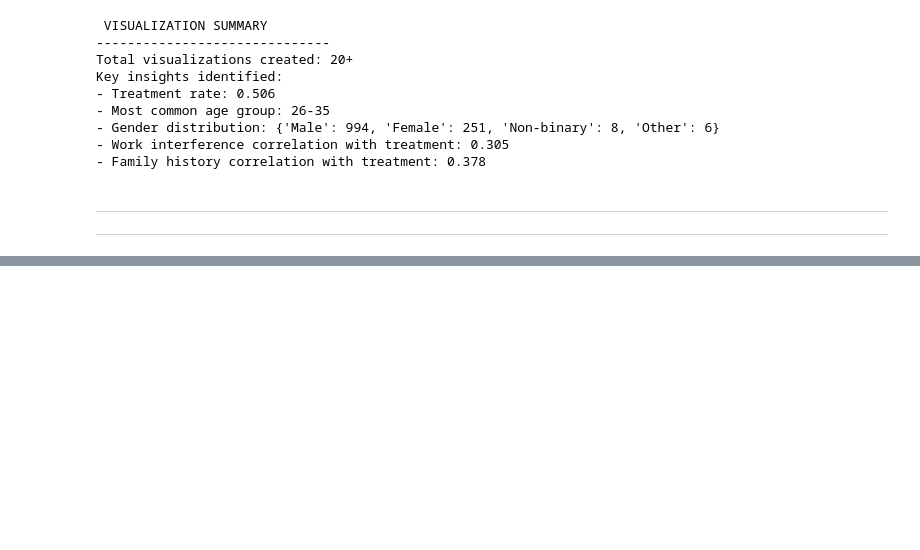
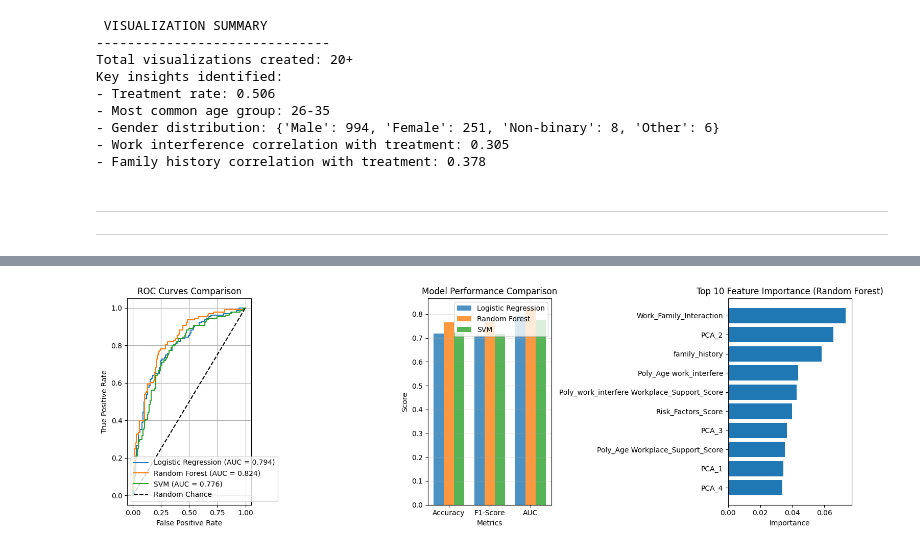
Before and after one commit to Aishaamalik/Mental-Health-Economic-Indicators-Project-, a Jupyter notebook: PROJECT_6.ipynb, the cells around one changed output, grey strips where cells are left out. Cells and saved outputs as stored; diff of their text form; code cells hidden in the pictures; blank space fills up the shorter version.

```diff
--- a/PROJECT_6.ipynb
+++ b/PROJECT_6.ipynb
@@ -1734,0 +2091,12 @@ Key insights identified:
+# %%
+df_features.to_csv('survey_features_all.csv', index=False)
+X_final.to_csv('survey_features_selected.csv', index=False)
+
+with open('selected_features.txt', 'w') as f:
+    for feature in final_features:
+        f.write(f"{feature}\n")
+
+print("Saved files:")
+print("- survey_features_all.csv (all engineered features)")
+print("- survey_features_selected.csv (selected features)")
+print("- selected_features.txt (feature names)")
@@ -1734,0 +2460,70 @@ Key insights identified:
+# %%
+print("\n6. CREATING VISUALIZATIONS")
+print("-" * 40)
+
+plt.figure(figsize=(15, 5))
+
+plt.subplot(1, 3, 1)
+fpr_lr, tpr_lr, _ = roc_curve(y_test, lr_test_proba)
+fpr_rf, tpr_rf, _ = roc_curve(y_test, rf_test_proba)
+fpr_svm, tpr_svm, _ = roc_curve(y_test, svm_test_proba)
+
+plt.plot(fpr_lr, tpr_lr, label=f'Logistic Regression (AUC = {lr_test_auc:.3f})')
+plt.plot(fpr_rf, tpr_rf, label=f'Random Forest (AUC = {rf_test_auc:.3f})')
+plt.plot(fpr_svm, tpr_svm, label=f'SVM (AUC = {svm_test_auc:.3f})')
+plt.plot([0, 1], [0, 1], 'k--', label='Random Chance')
+plt.xlabel('False Positive Rate')
+plt.ylabel('True Positive Rate')
+plt.title('ROC Curves Comparison')
+plt.legend()
+plt.grid(True)
+
+plt.subplot(1, 3, 2)
+metrics = ['Accuracy', 'F1-Score', 'AUC']
+lr_scores = [lr_test_accuracy, lr_test_f1, lr_test_auc]
+rf_scores = [rf_test_accuracy, rf_test_f1, rf_test_auc]
+svm_scores = [svm_test_accuracy, svm_test_f1, svm_test_auc]
+
+x = np.arange(len(metrics))
+width = 0.25
+
+plt.bar(x - width, lr_scores, width, label='Logistic Regression', alpha=0.8)
+plt.bar(x, rf_scores, width, label='Random Forest', alpha=0.8)
+plt.bar(x + width, svm_scores, width, label='SVM', alpha=0.8)
+
+plt.xlabel('Metrics')
+plt.ylabel('Score')
+plt.title('Model Performance Comparison')
+plt.xticks(x, metrics)
+plt.legend()
+plt.grid(True, alpha=0.3)
+
+plt.subplot(1, 3, 3)
+top_features = feature_importance.head(10)
+plt.barh(range(len(top_features)), top_features['Importance'])
+plt.yticks(range(len(top_features)), top_features['Feature'])
+plt.xlabel('Importance')
+plt.title('Top 10 Feature Importance (Random Forest)')
+plt.gca().invert_yaxis()
+
+plt.tight_layout()
+plt.show()
+
+fig, axes = plt.subplots(1, 3, figsize=(15, 4))
+
+cm_lr = confusion_matrix(y_test, lr_test_pred)
+cm_rf = confusion_matrix(y_test, rf_test_pred)
+cm_svm = confusion_matrix(y_test, svm_test_pred)
+
+cms = [cm_lr, cm_rf, cm_svm]
+titles = ['Logistic Regression', 'Random Forest', 'SVM']
+
+for i, (cm, title) in enumerate(zip(cms, titles)):
+    sns.heatmap(cm, annot=True, fmt='d', cmap='Blues', ax=axes[i])
+    axes[i].set_title(f'{title} Confusion Matrix')
+    axes[i].set_xlabel('Predicted')
+    axes[i].set_ylabel('Actual')
+
+plt.tight_layout()
+plt.show()
+# %% [output]
@@ -1734,0 +2532 @@ Key insights identified:
+[figure, added]
```
Also changed, not shown: parts of 68 cells of this notebook.
